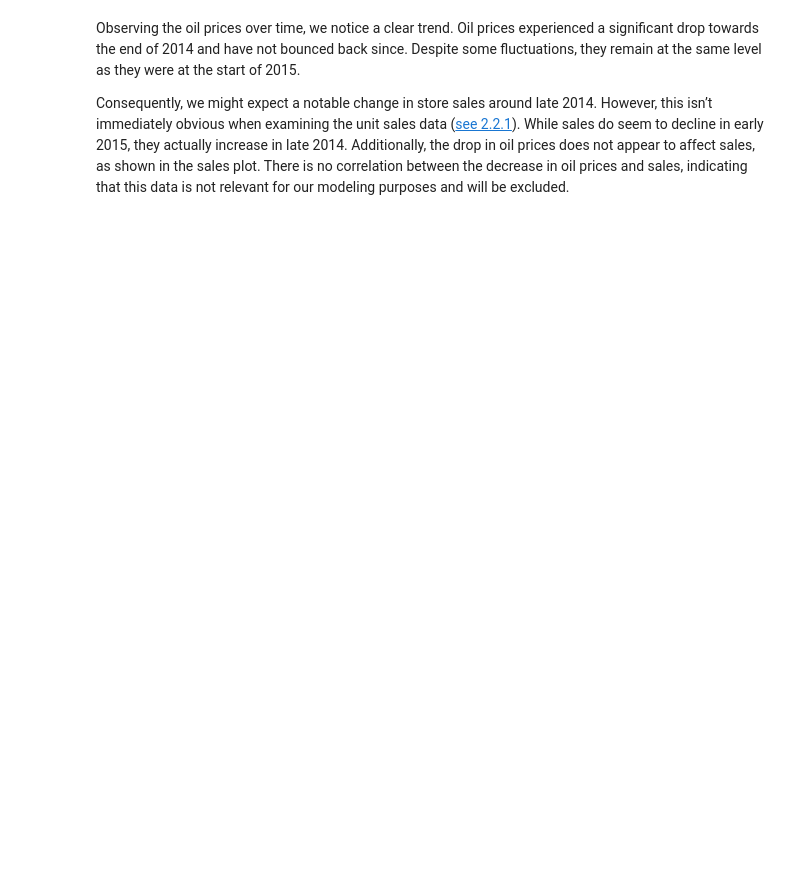
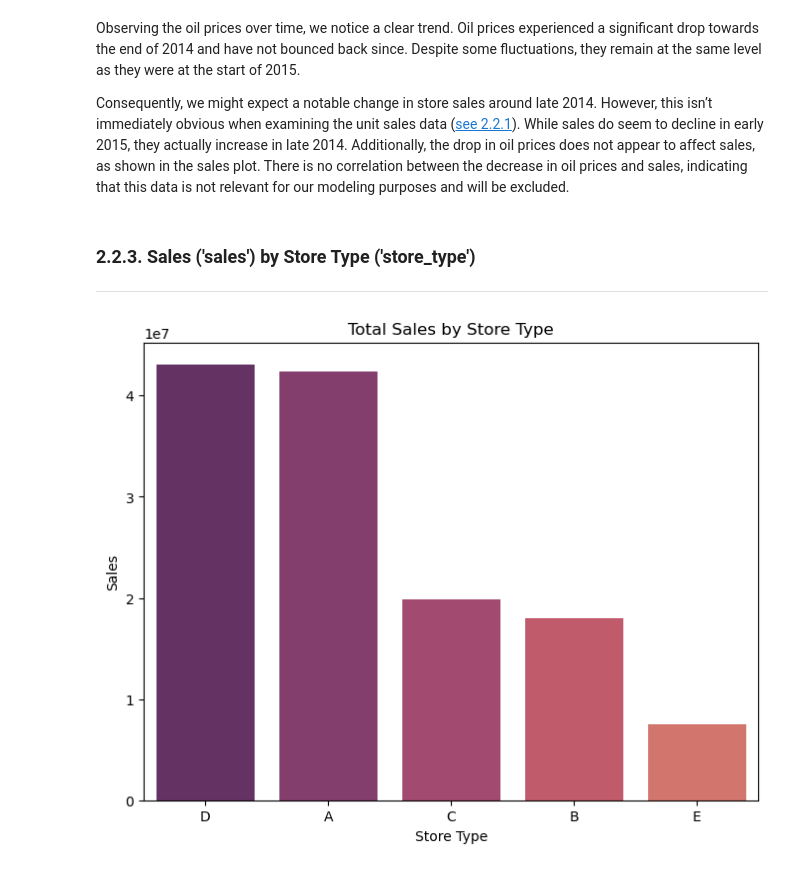
Before and after one commit to edmar-bevilaqua/store-sales-tsf-kaggle-competition, a Jupyter notebook: store-sales-tsf.ipynb, the cells around one changed output. Saved outputs shown, nothing was run; the diff lists cells and outputs as text; code cells hidden in the pictures; blank space fills up the shorter version.

Commit message:
Update store-sales-tsf.ipynb
Finish bivariate analysis

```diff
--- a/store-sales-tsf.ipynb
+++ b/store-sales-tsf.ipynb
@@ -711,3 +711,20 @@ fig.show()
 Observing the oil prices over time, we notice a clear trend. Oil prices experienced a significant drop towards the end of 2014 and have not bounced back since. Despite some fluctuations, they remain at the same level as they were at the start of 2015.
 
 Consequently, we might expect a notable change in store sales around late 2014. However, this isn’t immediately obvious when examining the unit sales data ([see 2.2.1](#sales-over-time)). While sales do seem to decline in early 2015, they actually increase in late 2014. Additionally, the drop in oil prices does not appear to affect sales, as shown in the sales plot. There is no correlation between the decrease in oil prices and sales, indicating that this data is not relevant for our modeling purposes and will be excluded.
+# %% [markdown]
+### 2.2.3. Sales ('sales') by Store Type ('store_type')
+---
+# %%
+# Calculating the total sales by store_type:
+store_type_sales = merged.groupby('store_type')['sales'].sum().sort_values(ascending=False)
+
+# Create a bar plot with "flare_r" color palette for total sales
+sns.set_palette("flare_r")
+plt.figure(figsize=(8, 6))
+sns.barplot(x=store_type_sales.index, y=store_type_sales.values)
+plt.xlabel('Store Type')
+plt.ylabel('Sales')
+plt.title('Total Sales by Store Type')
+plt.show()
+# %% [output]
+[figure, added]
```
Also changed, not shown: parts of 11 cells of this notebook.
